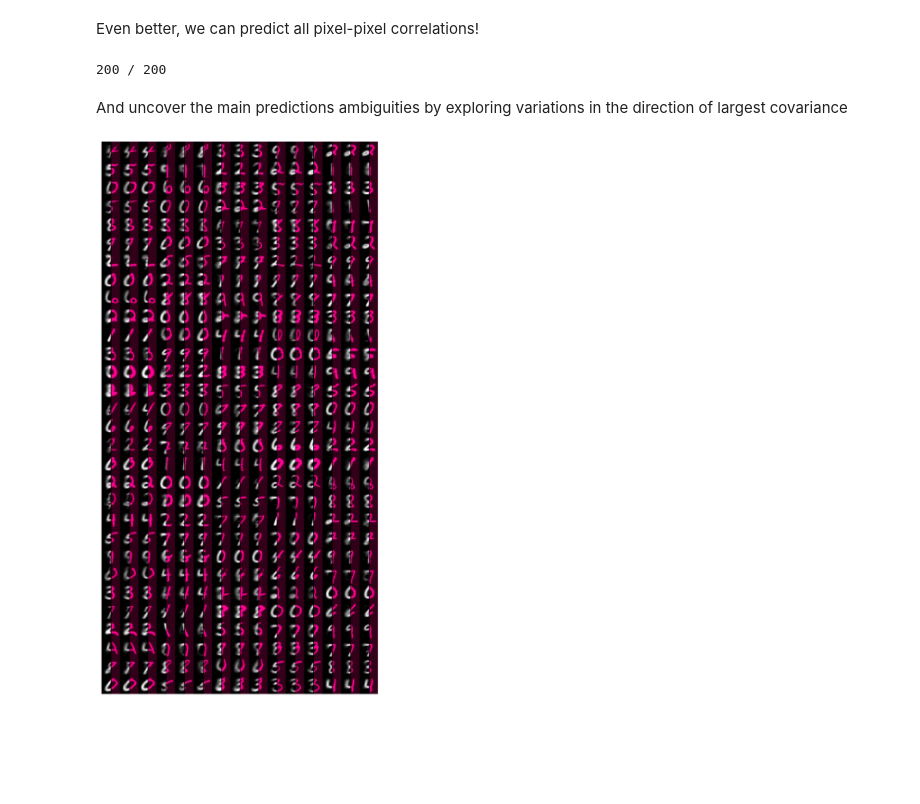
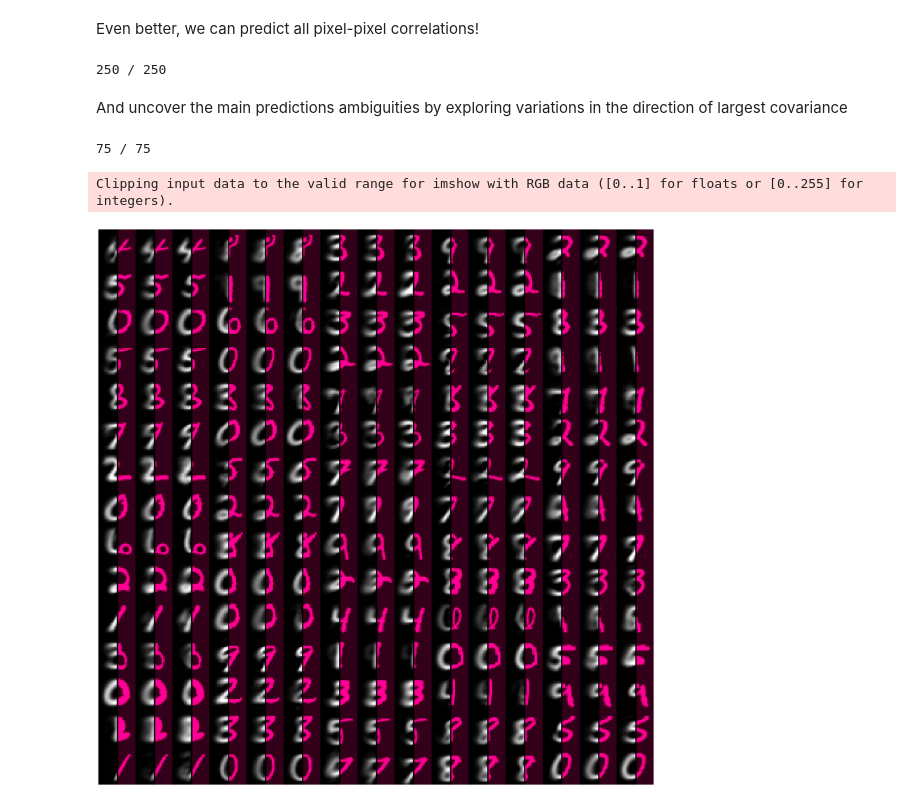
Before and after one commit to cbeny/RFA, a Jupyter notebook: occlusion.ipynb, the cells around one changed output. Drawn from its saved outputs; the diff is of its cells as text; code cells hidden in the pictures; blank space fills up the shorter version.

Commit message:
the covariances used for predictions are now computed on the augmented data

```diff
--- a/occlusion.ipynb
+++ b/occlusion.ipynb
@@ -55,8 +53,6 @@ datagen = ImageDataGenerator(
 
 import copy
 test_datagen = copy.deepcopy(datagen)
-datagen.fit(train_images)
-test_datagen.fit(test_images)
 
 # defines which part of the image will be looked at by each net
 x_mask = np.zeros((28,28,1),dtype=np.bool)
@@ -303,0 +309,23 @@ plt.plot(np.abs(singvals(tker)));
+# %%
+test_data = test_datagen.flow(test_images, batch_size=2000)
+
+aux = []
+for j in range(5):
+    aux += [test_data[i] for i in range(len(test_data))]
+
+test_data = np.concatenate(aux, axis=0)
+
+tfeatures = model.predict(test_data, batch_size=2000, verbose=1)
+tF, tG = np.split(tfeatures, 2, axis=1)
+
+
+tker = cov(tF, tG)
+sv = np.abs(singvals(tker))
+print(sum(sv))
+
+with open(name+'singvals.p', 'wb') as handle:
+    pickle.dump(sv, handle)
+
+plt.figure(figsize=(3*1.25,2*1.25))
+plt.plot(np.abs(sv), 'k-');
+#plt.savefig("halves_lambda.pdf")
@@ -305,12 +337,14 @@ plt.plot(np.abs(singvals(tker)));
 Finally, we can try inferring one part of test images given their other part (in red). These are meant to be averages over all possibilities, not samples from the conditional distributions.
 # %%
 # make function that predicts conditional mean of pixel value
-infer = inferY(ker, G, train_images * y_mask)
+infer = inferY(ker, G, post_images * y_mask)
 
 # try it on a sample of test images
 np.random.seed(1337)
 samples = np.random.choice(test_images.shape[0], size=15*10, replace=False)
 
-y_pred = infer(tF[samples])
+sF = feat1.predict(test_images[samples], verbose=0)
+y_pred = infer(sF)
+#y_pred = infer(tF[samples])
 show_images(list(zip(test_images[samples], y_pred)))
 # %% [output]
@@ -331,29 +367,32 @@ show_images(list(zip(test_images[samples], dev*3)))
 # %% [markdown]
 Even better, we can predict all pixel-pixel correlations!
 # %%
-infer2 = inferY2(ker, G, train_images * y_mask)
+infer2 = inferY2(ker, G, post_images * y_mask)
 # %% [output]
-200 / 200
+250 / 250
 # %% [markdown]
 And uncover the main predictions ambiguities by exploring variations in the direction of largest covariance
 # %%
 s = 28**2
-y2_pred = infer2(tF[samples])
+y2_pred = infer2(sF)
 left_images = []
 right_images = []
-for i in range(10*15):
+for i in range(5*15):
+    print(i+1,"/",5*15,end="\r")
     y = y_pred[i]
     y2 = y2_pred[i]
     a, ef = nl.eigh(y2.reshape((s,s)) - y.reshape((s,1)) * y.reshape((1,s)))
     idx = a.argsort()[::-1]
     alpha = np.sqrt(a[idx[0]])                     # largest eigenvalue
     vec = ef[:,idx[0]].reshape((28,28,1))          # corresponding eigenvector
     vec = vec/nl.norm(vec)
     left_images.append(y - alpha*vec)
     left_images.append(y)
     left_images.append(y + alpha*vec)
     for j in range(3): right_images.append(test_images[samples[i]])
 
 show_images(list(zip(right_images, left_images)))
 # %% [output]
+75 / 75
+Clipping input data to the valid range for imshow with RGB data ([0..1] for floats or [0..255] for integers).
-[figure, old version]
+[figure, new version]
```
Also changed, not shown: parts of 13 cells of this notebook.
